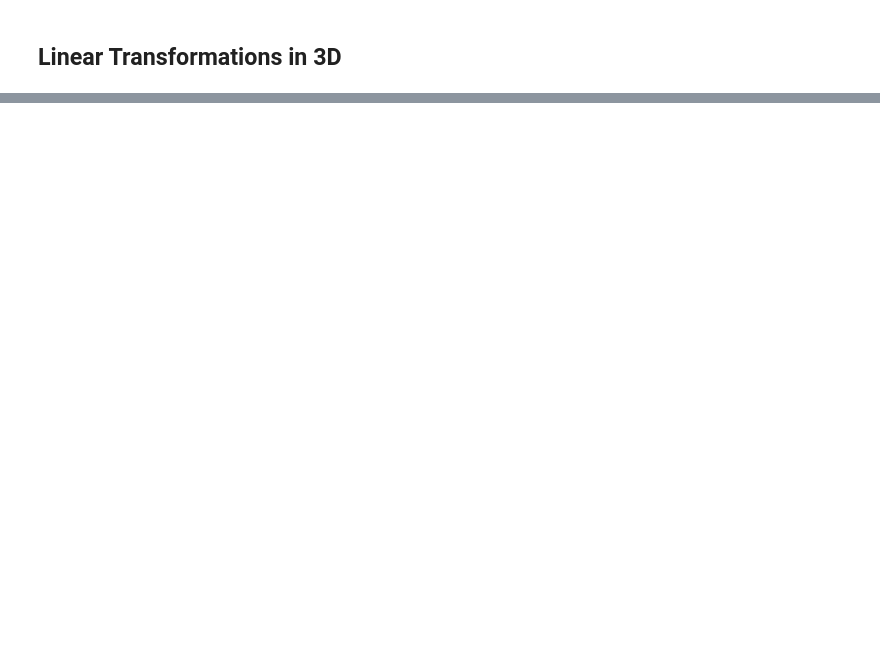
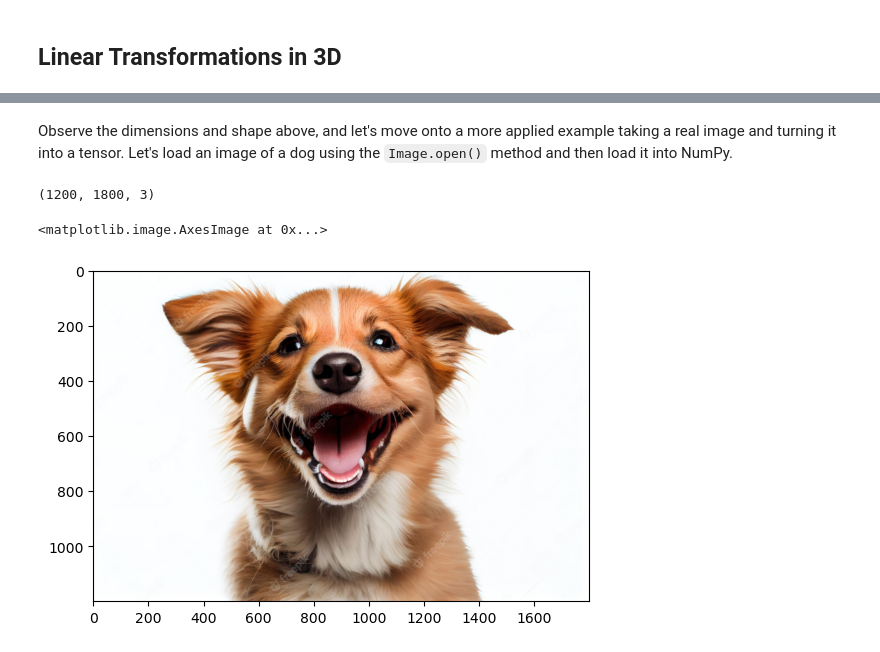
Before and after one commit to thomasnield/anaconda_linear_algebra, a Jupyter notebook: 3_linear_algebra_in_3d.ipynb, the cells around one changed output, grey strips where cells are left out. Saved outputs shown, nothing was run; the diff lists cells and outputs as text; code cells hidden in the pictures; blank space fills up the shorter version.

```diff
--- a/3_linear_algebra_in_3d.ipynb
+++ b/3_linear_algebra_in_3d.ipynb
@@ -40,0 +125,26 @@ SyntaxError: invalid syntax (1405359817.py, line 1)
+# %% [markdown]
+Observe the dimensions and shape above, and let's move onto a more applied example taking a real image and turning it into a tensor. Let's load an image of a dog using the `Image.open()` method and then load it into NumPy.
+# %%
+import numpy as np
+import matplotlib.pyplot as plt
+import urllib.request
+
+# Download the image file
+url = r"https://img.freepik.com/free-photo/isolated-happy-smiling-dog-white-background-portrait-4_1562-693.jpg?w=1800&t=st=1690429756~exp=1690430356~hmac=62b3f269479c67fe46d3fa008d9a999d8c6979b69054b84cfd4304d5b41e41a7"
+urllib.request.urlretrieve(url, "happy_dog.png")
+
+# Load the image file
+image = Image.open("happy_dog.png")
+
+# Convert the image to a NumPy array
+image_array = np.array(image)
+
+# Print the shape of the array
+print(image_array.shape)
+
+# Save the array as a PNG image
+plt.imshow(image_array)
+# %% [output]
+(1200, 1800, 3)
+<matplotlib.image.AxesImage at 0x...>
+[figure, added]
```
Also changed, not shown: parts of 23 cells of this notebook, 3 other files.
